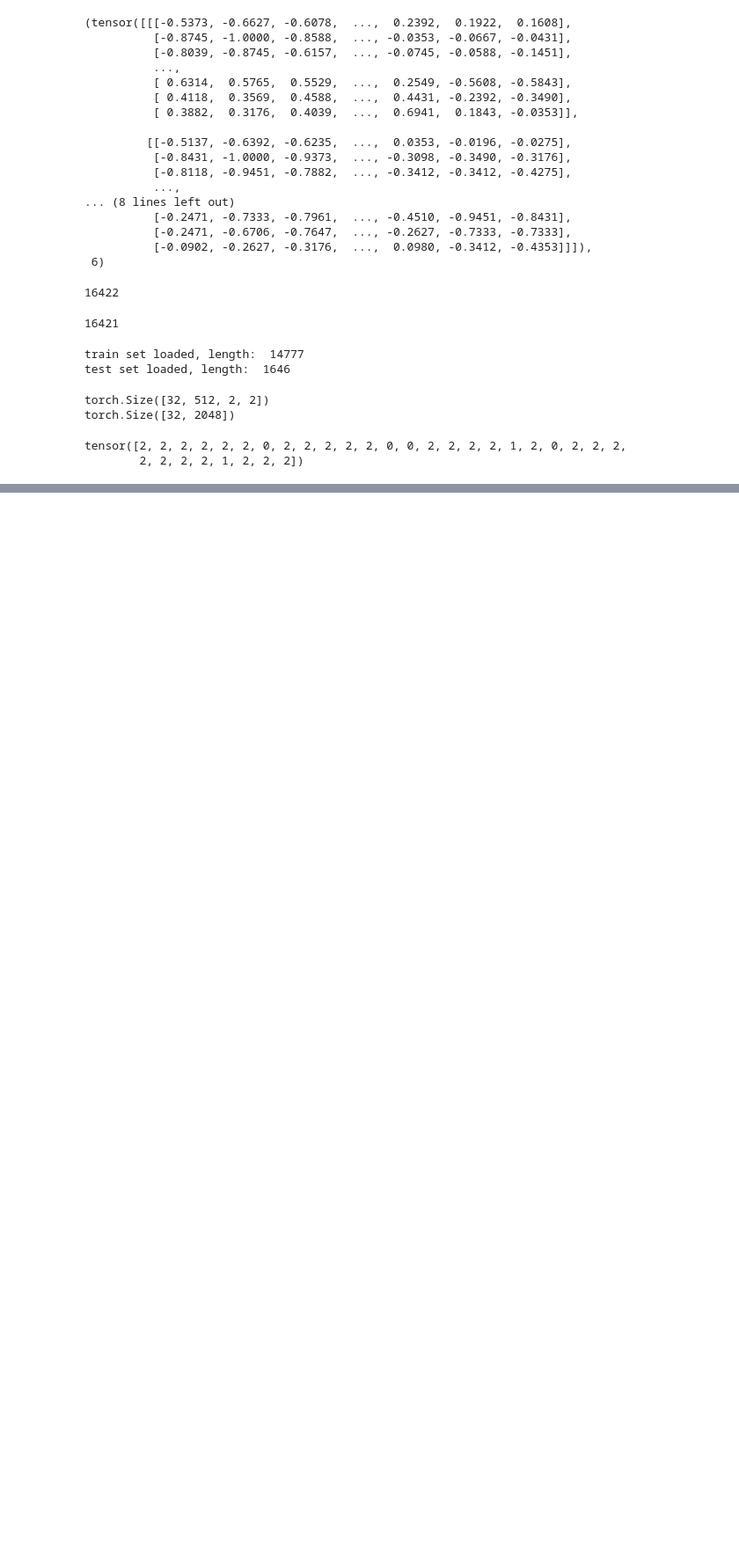
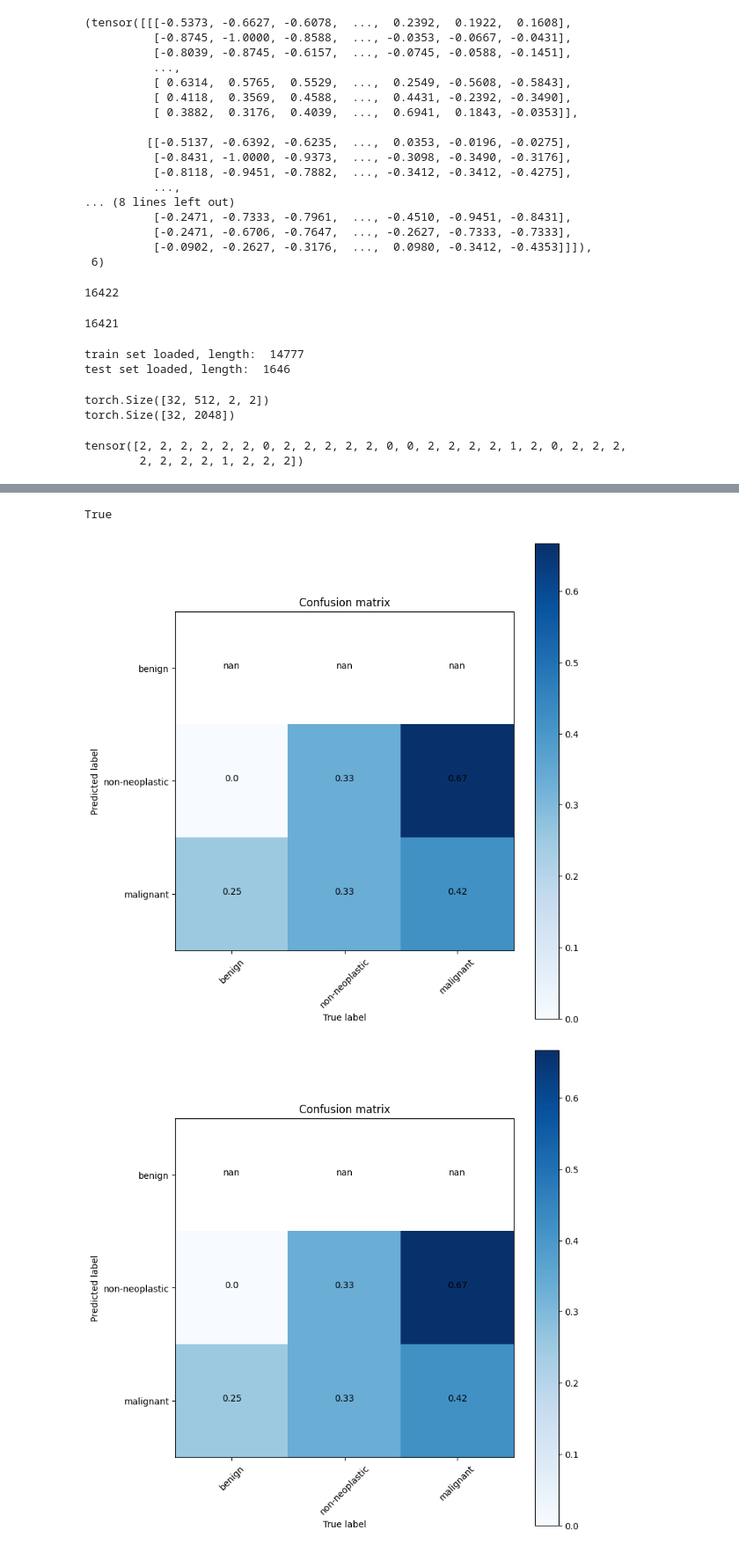
Before and after one commit to hungpham13/federated-learning, a Jupyter notebook: draft.ipynb, the cells around one changed output, grey strips where cells are left out. Shown: that part at 88% size. Cells and saved outputs as stored; diff of their text form; code cells hidden in the pictures; blank space fills up the shorter version.

```diff
--- a/draft.ipynb
+++ b/draft.ipynb
@@ -67,3 +67,18 @@ torch.Size([32, 512, 2, 2])
 torch.Size([32, 2048])
 tensor([2, 2, 2, 2, 2, 2, 0, 2, 2, 2, 2, 2, 0, 0, 2, 2, 2, 2, 1, 2, 0, 2, 2, 2,
         2, 2, 2, 2, 1, 2, 2, 2])
+# %%
+from config import CLASSES
+import numpy as np
+import random
+
+confusion_matrix = np.zeros((len(CLASSES), len(CLASSES)))
+i = 0
+for p in range(len(CLASSES)):
+    if p == 0: continue
+    for t in range(len(CLASSES)):
+        confusion_matrix[p][t] += i
+        i+=1
+
+confusion_matrix = confusion_matrix / np.sum(confusion_matrix, axis=1)[:, None]
+confusion_matrix
@@ -69,0 +89,10 @@ tensor([2, 2, 2, 2, 2, 2, 0, 2, 2, 2, 2, 2, 0, 0, 2, 2, 2, 2, 1, 2, 0, 2, 2, 2,
+# %%
+np.isnan(confusion_matrix[0][0])
+# %% [output]
+True
+# %%
+from utils import plot_confusion_matrix
+plot_confusion_matrix(confusion_matrix, CLASSES)
+# %% [output]
+[figure, added]
+[figure, added]
```
Also changed, not shown: parts of 1 cell of this notebook, 6 other files.
